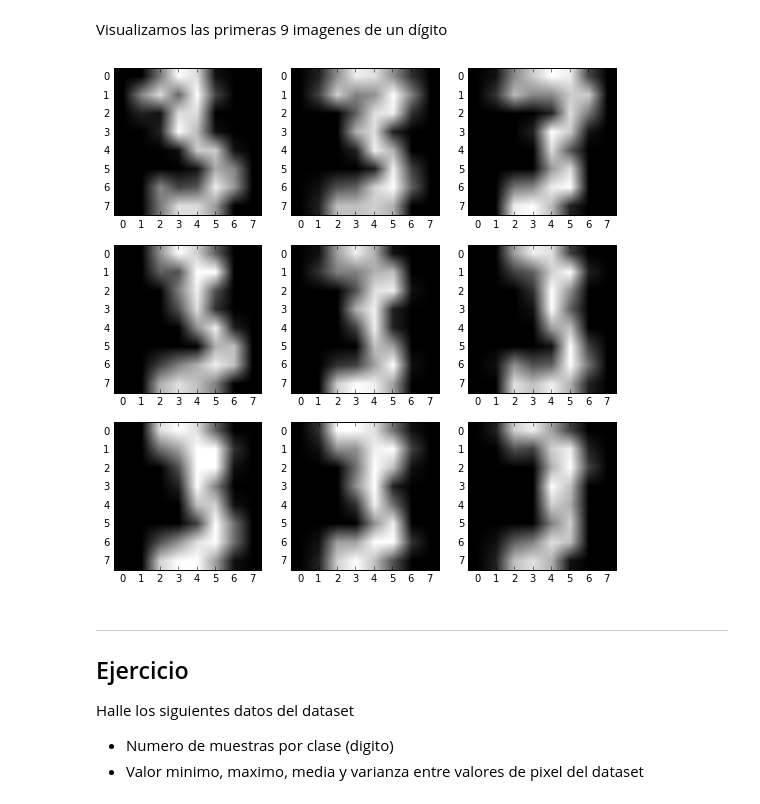
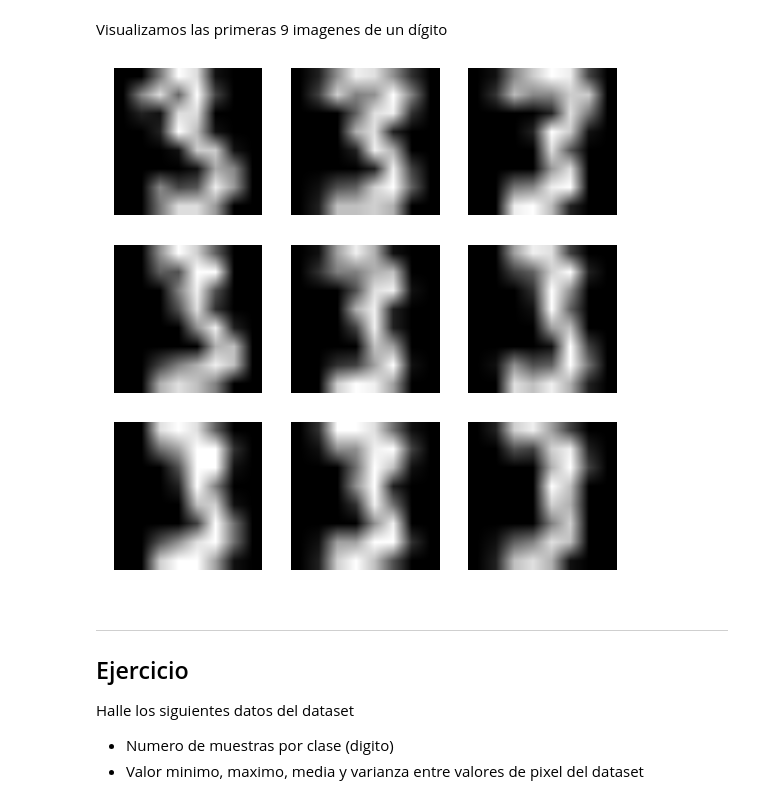
Before and after one commit to ronaldahmed/hackspace-class, a Jupyter notebook: machine learning/laboratorios/Lab1.1.Visualizando el dataset.ipynb, the cells around one changed output. Drawn from its saved outputs; the diff is of its cells as text; code cells hidden in the pictures.

```diff
--- a/machine learning/laboratorios/Lab1.1.Visualizando el dataset.ipynb
+++ b/machine learning/laboratorios/Lab1.1.Visualizando el dataset.ipynb
@@ -31,16 +31,16 @@ Visualizamos las primeras 9 imagenes de un dígito
 # %%
 digit = 3 # cambiar para visualizar otro digito
 
 Xdig = X[y==digit,:]
 
 plt.figure(figsize=(9,9))
 for i in range(1,10):
-    plt_ww=330+i
-    plt.subplot(plt_ww)
+    plt.subplot(3,3,i)
+    plt.axis('off')
     plt.imshow(Xdig[i-1,:].reshape((8,8)),cmap='gray')
 plt.show()
 # %% [output]
-[figure, old version]
+[figure, new version]
 # %% [markdown]
 ---
 Ejercicio
```
Also changed, not shown: 9 other files.
